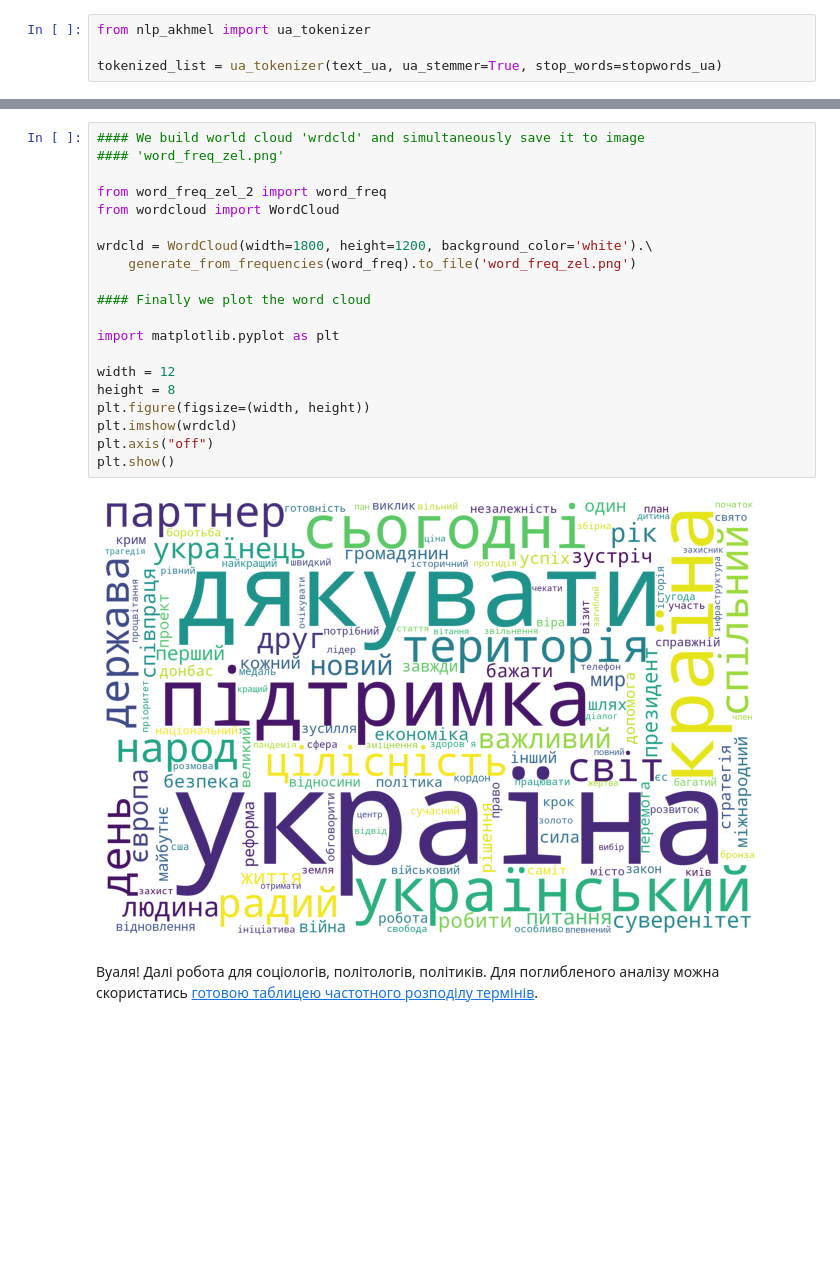
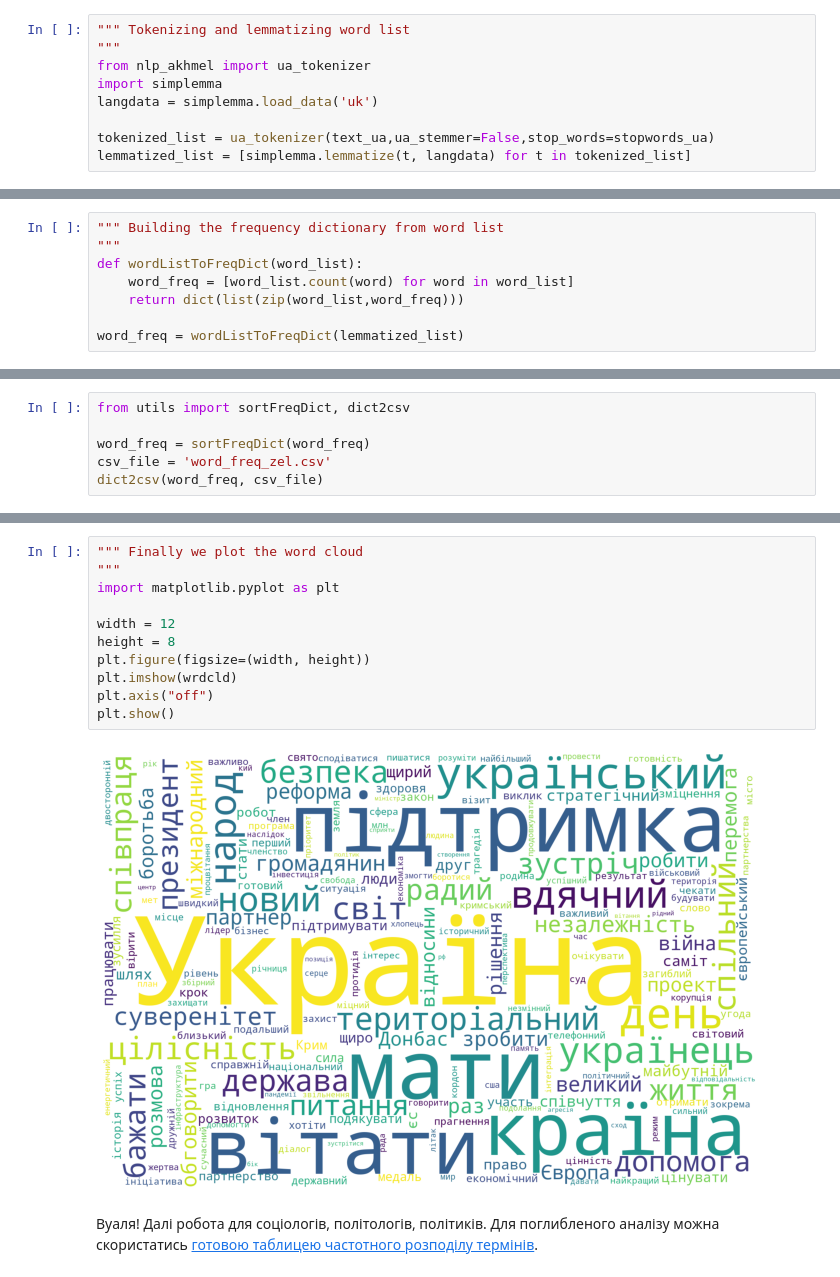
Before and after one commit to protw/airscape, a Jupyter notebook: src/word_cloud.ipynb, the cells around one changed output, grey strips where cells are left out. Saved outputs shown, nothing was run; the diff lists cells and outputs as text; blank space fills up the shorter version.

Commit message:
sorting and saving term dictionary, adding stopwords

```diff
--- a/src/word_cloud.ipynb
+++ b/src/word_cloud.ipynb
@@ -59,5 +67,10 @@ text_ua = ' '.join(tweets_ua)
 # %%
+""" Tokenizing and lemmatizing word list
+"""
 from nlp_akhmel import ua_tokenizer
+import simplemma
+langdata = simplemma.load_data('uk')
 
-tokenized_list = ua_tokenizer(text_ua, ua_stemmer=True, stop_words=stopwords_ua)
+tokenized_list = ua_tokenizer(text_ua,ua_stemmer=False,stop_words=stopwords_ua)
+lemmatized_list = [simplemma.lemmatize(t, langdata) for t in tokenized_list]
 # %% [markdown]
@@ -82,0 +84,8 @@ word_freq = worldcloud.words_
+# %%
+""" Building the frequency dictionary from word list
+"""
+def wordListToFreqDict(word_list):
+    word_freq = [word_list.count(word) for word in word_list]
+    return dict(list(zip(word_list,word_freq)))
+
+word_freq = wordListToFreqDict(lemmatized_list)
@@ -83,3 +96,9 @@ word_freq = worldcloud.words_
+# %%
+from utils import sortFreqDict, dict2csv
+
+word_freq = sortFreqDict(word_freq)
+csv_file = 'word_freq_zel.csv'
+dict2csv(word_freq, csv_file)
 # %% [markdown]
 ## Побудова хмари слів
 
@@ -92,24 +120,15 @@ word_freq = worldcloud.words_
 # %%
-#### We build world cloud 'wrdcld' and simultaneously save it to image
-#### 'word_freq_zel.png'
-
-from word_freq_zel_2 import word_freq
-from wordcloud import WordCloud
-
-wrdcld = WordCloud(width=1800, height=1200, background_color='white').\
-    generate_from_frequencies(word_freq).to_file('word_freq_zel.png')
-
-#### Finally we plot the word cloud
-
+""" Finally we plot the word cloud
+"""
 import matplotlib.pyplot as plt
 
 width = 12
 height = 8
 plt.figure(figsize=(width, height))
 plt.imshow(wrdcld)
 plt.axis("off")
 plt.show()
 # %% [output]
-[figure, old version]
+[figure, new version]
 # %% [markdown]
 Вуаля! Далі робота для соціологів, політологів, політиків. Для поглибленого аналізу можна скористатись [готовою таблицею частотного розподілу термінів](https://github.com/protw/airscape/blob/master/src/word_freq_zel.csv).
```
Also changed, not shown: parts of 12 cells of this notebook, 18 other files.
